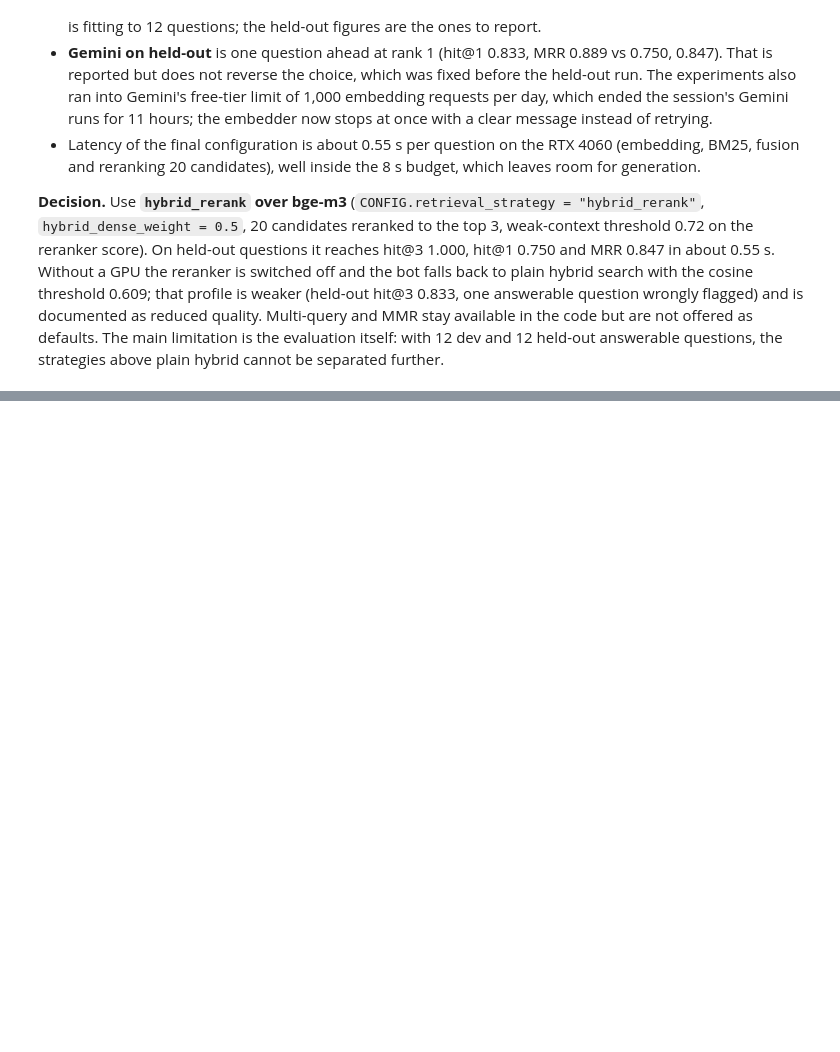
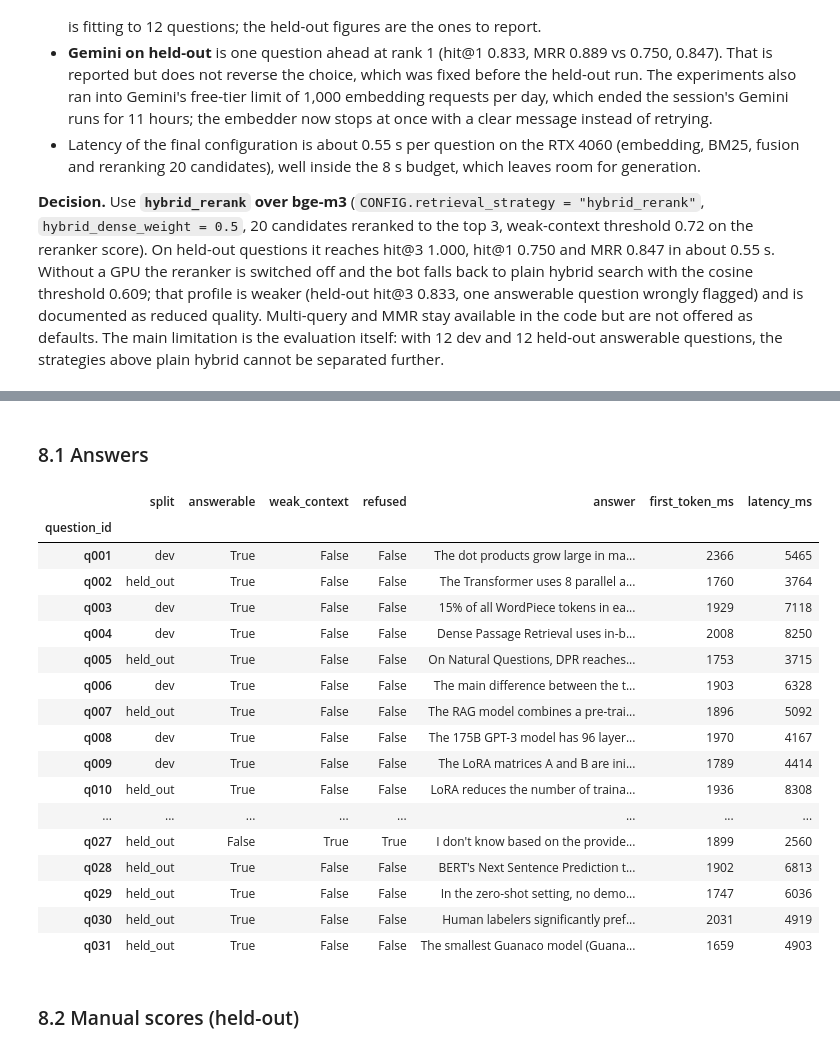
Before and after one commit to AHILL-0121/Research-Paper-Answer-Bot, a Jupyter notebook: backend/notebooks/capstone.ipynb, the cells around one changed output, grey strips where cells are left out. Saved outputs shown, nothing was run; the diff lists cells and outputs as text; code cells hidden in the pictures; blank space fills up the shorter version.

```diff
--- a/backend/notebooks/capstone.ipynb
+++ b/backend/notebooks/capstone.ipynb
@@ -1127,0 +1202,18 @@ final system              out of scope        2          2
+# %%
+from rpab.rag import RagPipeline, make_llm
+from rpab.schemas import AskRequest
+
+pipeline = RagPipeline(final, make_llm(CONFIG), CONFIG)
+pipeline.warm_up()
+for event in pipeline.stream(AskRequest(question="What is a paged optimizer in QLoRA?")):
+    if event["event"] == "sources":
+        print(f"sources after {event['retrieval_ms']} ms (weak context: {event['weak_context']}):")
+        for s in event["sources"]:
+            print(f"  [{s.rank}] {s.paper_title} p.{s.page}  {s.score:.3f}")
+        print()
+    elif event["event"] == "token":
+        print(event["text"], end="")
+    else:
+        response = event["response"]
+print(f"\n\nfirst token {response.first_token_ms} ms, total {response.latency_ms} ms, refused={response.refused}")
+response.model_dump(exclude={"sources"})
@@ -1127,0 +1248,41 @@ final system              out of scope        2          2
+# %% [markdown]
+### 8.1 Answers
+# %%
+from rpab.answer_eval import (DIMENSIONS, agreement, load_manual_scores, load_or_generate, load_or_judge,
+                              model_slug, score_summary)
+
+questions = load_eval_set(CONFIG.paths.eval_questions)
+SMALL_LLM = "llama3.2:3b"  # the CPU profile's model
+answers, judged = {}, {}
+for model in [CONFIG.llm_model, SMALL_LLM]:
+    pipe = pipeline if model == CONFIG.llm_model else RagPipeline(final, make_llm(CONFIG, model), CONFIG)
+    if RUN_EXPERIMENTS:
+        pipe.warm_up()
+    answers[model] = load_or_generate(pipe, questions, CONFIG.paths.answers_dir / f"{model_slug(model)}.parquet",
+                                      rerun=RUN_EXPERIMENTS)
+    judged[model] = load_or_judge(answers[model], CONFIG,
+                                  CONFIG.paths.answers_dir / f"judge_{model_slug(model)}.parquet", rerun=RUN_EXPERIMENTS)
+main_answers = answers[CONFIG.llm_model]
+main_answers[["question_id", "split", "answerable", "weak_context", "refused", "answer", "first_token_ms",
+              "latency_ms"]].set_index("question_id")
+# %% [output]
+|  | split | answerable | weak_context | refused | answer | first_token_ms | latency_ms |
+| question_id |  |  |  |  |  |  |  |
+| q001 | dev | True | False | False | The dot products grow large in ma... | 2366 | 5465 |
+| q002 | held_out | True | False | False | The Transformer uses 8 parallel a... | 1760 | 3764 |
+| q003 | dev | True | False | False | 15% of all WordPiece tokens in ea... | 1929 | 7118 |
+| q004 | dev | True | False | False | Dense Passage Retrieval uses in-b... | 2008 | 8250 |
+| q005 | held_out | True | False | False | On Natural Questions, DPR reaches... | 1753 | 3715 |
+| q006 | dev | True | False | False | The main difference between the t... | 1903 | 6328 |
+| q007 | held_out | True | False | False | The RAG model combines a pre-trai... | 1896 | 5092 |
+| q008 | dev | True | False | False | The 175B GPT-3 model has 96 layer... | 1970 | 4167 |
+| q009 | dev | True | False | False | The LoRA matrices A and B are ini... | 1789 | 4414 |
+| q010 | held_out | True | False | False | LoRA reduces the number of traina... | 1936 | 8308 |
+| ... | ... | ... | ... | ... | ... | ... | ... |
+| q027 | held_out | False | True | True | I don't know based on the provide... | 1899 | 2560 |
+| q028 | held_out | True | False | False | BERT's Next Sentence Prediction t... | 1902 | 6813 |
+| q029 | held_out | True | False | False | In the zero-shot setting, no demo... | 1747 | 6036 |
+| q030 | held_out | True | False | False | Human labelers significantly pref... | 2031 | 4919 |
+| q031 | held_out | True | False | False | The smallest Guanaco model (Guana... | 1659 | 4903 |
+# %% [markdown]
+### 8.2 Manual scores (held-out)
```
Also changed, not shown: parts of 25 cells of this notebook.
